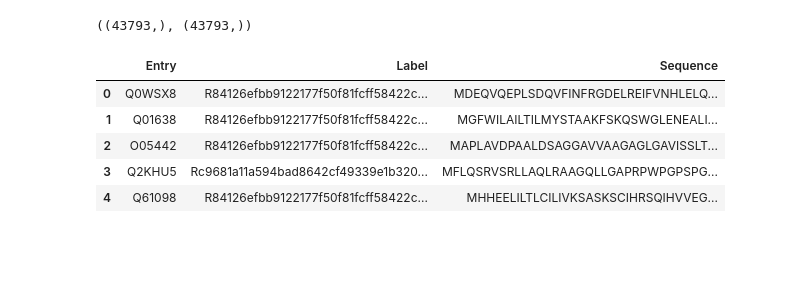
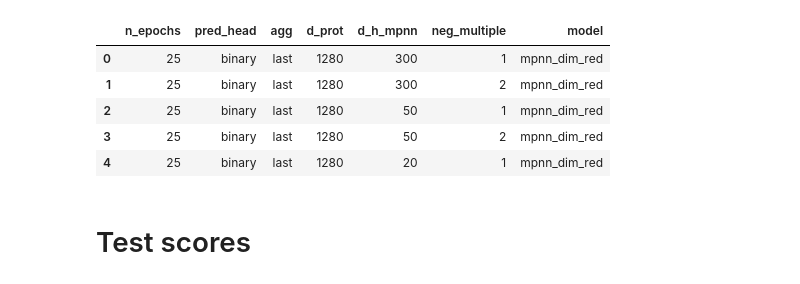
Before and after one commit to stefanpate/rcgnn, a Jupyter notebook: notebooks/rc_gnn_sprhea_figs.ipynb, the cells around one changed output. Drawn from its saved outputs; the diff is of its cells as text; code cells hidden in the pictures; blank space fills up the shorter version.

```diff
--- a/notebooks/rc_gnn_sprhea_figs.ipynb
+++ b/notebooks/rc_gnn_sprhea_figs.ipynb
@@ -123,17 +0,0 @@ len(train_data)
-# %%
-labels = train_data['y']
-labels[labels == 1].shape, labels[labels == 0].shape
-# %% [output]
-((43793,), (43793,))
-# %%
-import src
-df = pd.read_csv('./data/sprhea/sp_folded_pt_test.csv', sep='\t')
-krs = src.utils.load_json('./data/sprhea/known_rxns_sp_folded_pt_test.json')
-df.head()
-# %% [output]
-|  | Entry | Label | Sequence |
-| 0 | Q0WSX8 | R84126efbb9122177f50f81fcff58422c... | MDEQVQEPLSDQVFINFRGDELREIFVNHLELQ... |
-| 1 | Q01638 | R84126efbb9122177f50f81fcff58422c... | MGFWILAILTILMYSTAAKFSKQSWGLENEALI... |
-| 2 | O05442 | R84126efbb9122177f50f81fcff58422c... | MAPLAVDPAALDSAGGAVVAAGAGLGAVISSLT... |
-| 3 | Q2KHU5 | Rc9681a11a594bad8642cf49339e1b320... | MFLQSRVSRLLAQLRAAGQLLGAPRPWPGPSPG... |
-| 4 | Q61098 | R84126efbb9122177f50f81fcff58422c... | MHHEELILTLCILIVKSASKSCIHRSQIHVVEG... |
@@ -146,0 +8,20 @@ src.utils.save_json(to_save, "./data/sprhea/known_rxns_sp_folded_pt_test.json")
+# %%
+# Load toc
+
+gs_name = "sprhea_sp_folded_pt_two_channel_gs_0"
+gs_path = f"/projects/p30041/spn1560/hiec/artifacts/model_evals/gnn/{gs_name}"
+toc_path = f"{gs_path}/hp_toc.csv"
+hp_toc = pd.read_csv(toc_path, sep='\t')
+hp_toc.drop(columns=['Unnamed: 0'], inplace=True)
+hp_split_dirs = os.listdir(gs_path)
+hp_split_dirs.remove('hp_toc.csv')
+hp_toc.head()
+# %% [output]
+|  | n_epochs | pred_head | agg | d_prot | d_h_mpnn | neg_multiple | model |
+| 0 | 25 | binary | last | 1280 | 300 | 1 | mpnn_dim_red |
+| 1 | 25 | binary | last | 1280 | 300 | 2 | mpnn_dim_red |
+| 2 | 25 | binary | last | 1280 | 50 | 1 | mpnn_dim_red |
+| 3 | 25 | binary | last | 1280 | 50 | 2 | mpnn_dim_red |
+| 4 | 25 | binary | last | 1280 | 20 | 1 | mpnn_dim_red |
+# %% [markdown]
+# Test scores
```
Also changed, not shown: parts of 21 cells of this notebook, 6 other files.
